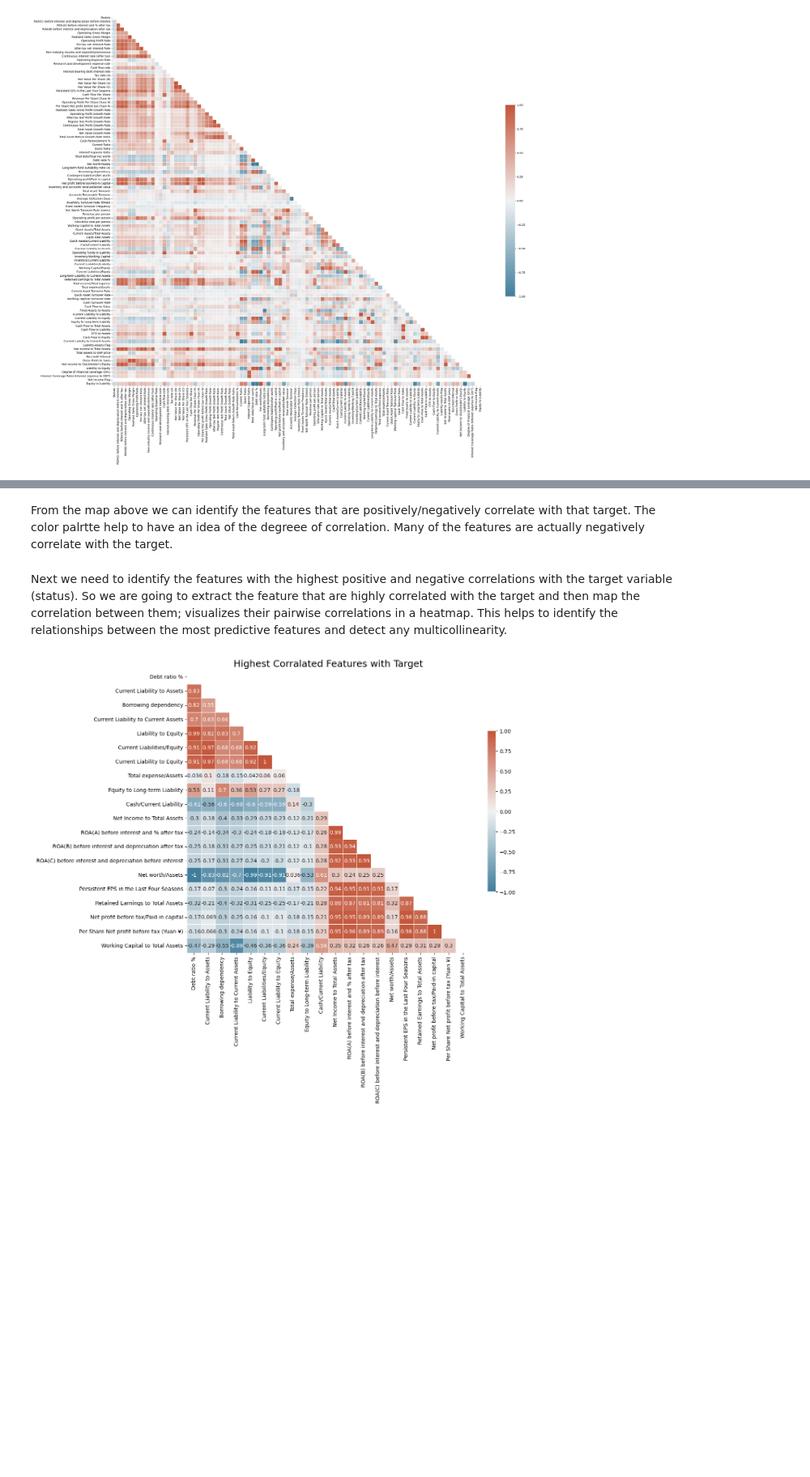
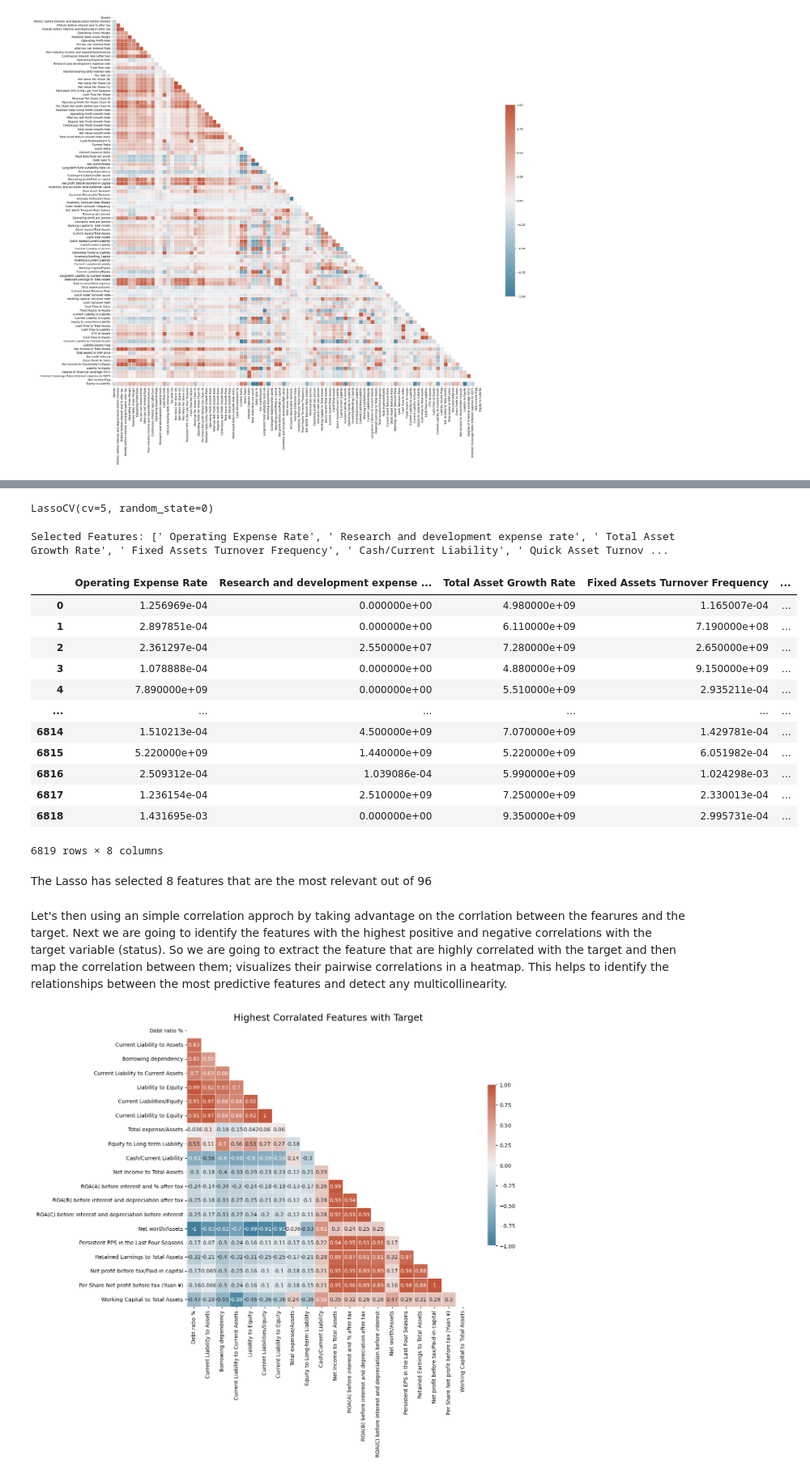
Before and after one commit to Zberich/Bankrupcy-prediction, a Jupyter notebook: Bankrupcy prediction project.ipynb, the cells around one changed output, grey strips where cells are left out. Shown at 81% size. Drawn from its saved outputs; the diff is of its cells as text; code cells hidden in the pictures; blank space fills up the shorter version.

```diff
--- a/Bankrupcy prediction project.ipynb
+++ b/Bankrupcy prediction project.ipynb
@@ -189,7 +216,48 @@ plt.show()
+# %%
+from sklearn.preprocessing import StandardScaler
+
+features_df = data.drop(columns=['Statuts'])
+scaler = StandardScaler()
+features_scaled = scaler.fit_transform(features_df)
+y_lasso = data["Statuts"]
+# %%
+from sklearn.linear_model import Lasso, LassoCV
+
+# Lasso with cross-validation to automatically select the best alpha
+lasso = LassoCV(cv=5, random_state=0)  # cv=5 for 5-fold cross-validation
+lasso.fit(features_df, y_lasso)
+# %% [output]
+LassoCV(cv=5, random_state=0)
+# %%
+# Get selected features
+selected_features = features_df.columns[(lasso.coef_ != 0)]
+print("Selected Features:", selected_features.tolist())
+
+# Filter your dataset to use only the selected features
+features_selected = features_df[selected_features]
+# %% [output]
+Selected Features: [' Operating Expense Rate', ' Research and development expense rate', ' Total Asset Growth Rate', ' Fixed Assets Turnover Frequency', ' Cash/Current Liability', ' Quick Asset Turnov ...
+# %%
+features_df[selected_features]
+# %% [output]
+|  | Operating Expense Rate | Research and development expense ... | Total Asset Growth Rate | Fixed Assets Turnover Frequency | ... |
+| 0 | 1.256969e-04 | 0.000000e+00 | 4.980000e+09 | 1.165007e-04 | ... |
+| 1 | 2.897851e-04 | 0.000000e+00 | 6.110000e+09 | 7.190000e+08 | ... |
+| 2 | 2.361297e-04 | 2.550000e+07 | 7.280000e+09 | 2.650000e+09 | ... |
+| 3 | 1.078888e-04 | 0.000000e+00 | 4.880000e+09 | 9.150000e+09 | ... |
+| 4 | 7.890000e+09 | 0.000000e+00 | 5.510000e+09 | 2.935211e-04 | ... |
+| ... | ... | ... | ... | ... | ... |
+| 6814 | 1.510213e-04 | 4.500000e+09 | 7.070000e+09 | 1.429781e-04 | ... |
+| 6815 | 5.220000e+09 | 1.440000e+09 | 5.220000e+09 | 6.051982e-04 | ... |
+| 6816 | 2.509312e-04 | 1.039086e-04 | 5.990000e+09 | 1.024298e-03 | ... |
+| 6817 | 1.236154e-04 | 2.510000e+09 | 7.250000e+09 | 2.330013e-04 | ... |
+| 6818 | 1.431695e-03 | 0.000000e+00 | 9.350000e+09 | 2.995731e-04 | ... |
+6819 rows × 8 columns
 # %% [markdown]
-From the map above we can identify the features that are positively/negatively correlate with that target. The color palrtte help to have an idea of the degreee of correlation. Many of the features are actually negatively correlate with the target.
+The Lasso has selected 8 features that are the most relevant  out of 96
 # %% [markdown]
-Next we need to identify the features with the highest positive and negative correlations with the target variable (status). So we are going to extract the feature that are highly correlated with the target and then map the correlation between them; visualizes their pairwise correlations in a heatmap. This helps to identify the relationships between the most predictive features and detect any multicollinearity.
+Let's then using an simple correlation approch by taking advantage on the corrlation between the fearures and the target.
+Next we are going to identify the features with the highest positive and negative correlations with the target variable (status). So we are going to extract the feature that are highly correlated with the target and then map the correlation between them; visualizes their pairwise correlations in a heatmap. This helps to identify the relationships between the most predictive features and detect any multicollinearity.
 # %%
 numeric_features = data.dtypes[data.dtypes != "int64"].index  # identify numeric variables (only float)
 
```
Also changed, not shown: parts of 10 cells of this notebook.
